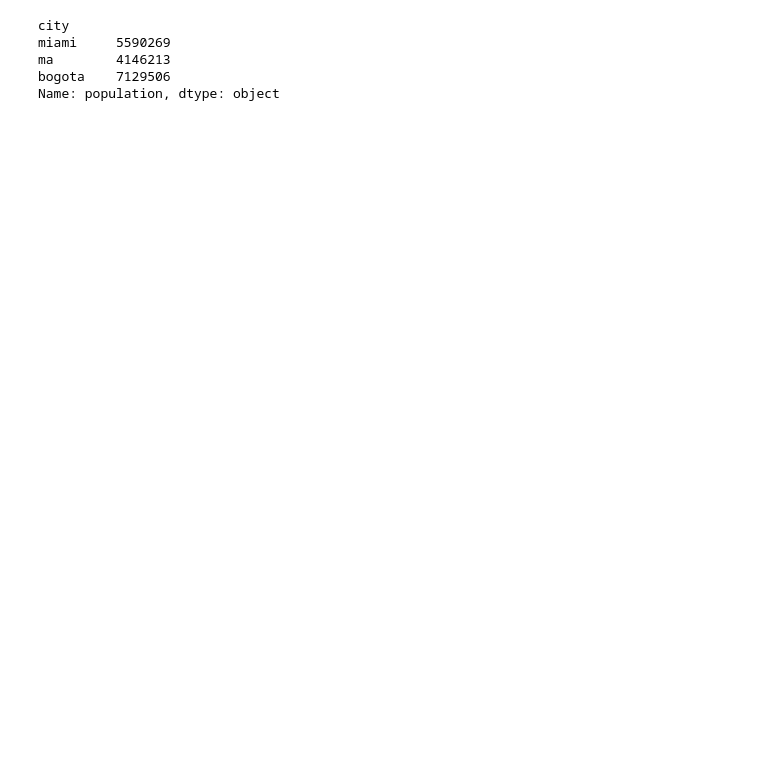
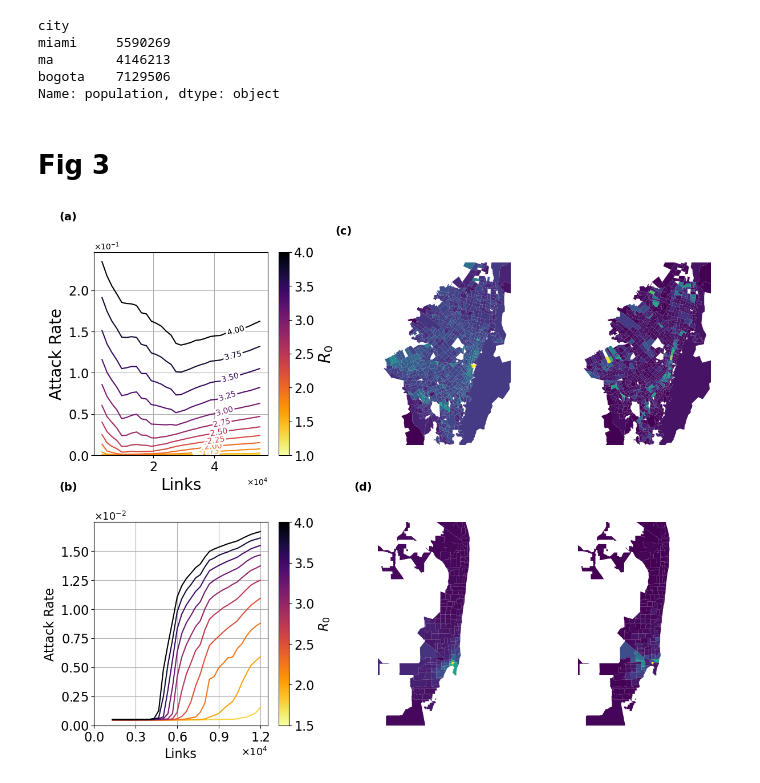
Before and after one commit to PabloValgaRuiz/control23, a Jupyter notebook: figs_feb24.ipynb, the cells around one changed output. Saved outputs shown, nothing was run; the diff lists cells and outputs as text; code cells hidden in the pictures; blank space fills up the shorter version.

```diff
--- a/figs_feb24.ipynb
+++ b/figs_feb24.ipynb
@@ -26,3 +27,5 @@ miami     5590269
 ma        4146213
 bogota    7129506
 Name: population, dtype: object
+# %% [markdown]
+# Fig 3
@@ -28,0 +251,28 @@ Name: population, dtype: object
+# %%
+fig,axes = plt.subplot_mosaic('acx;bdy', figsize=(12, 10), width_ratios=[0.40, 0.27, 0.27], height_ratios=[1,1], layout="tight")
+plot_attackRate_bogota(axes['a'])
+plot_attackRate_miami(axes['b'])
+plot_impact_map_bogota('28k', axes['c'])
+plot_links_bogota('28000', axes['x'])
+plot_impact_map_miami('6k', axes['d'])
+plot_links_miami('6000', axes['y'])
+
+scaleMap(axes['c'], 0.6)
+translateMap(axes['c'], -0.2,0)
+scaleMap(axes['x'], 0.8)
+translateMap(axes['x'], -0.2,0)
+
+scaleMap(axes['d'], 0.6)
+translateMap(axes['d'], 0.3,0)
+scaleMap(axes['y'], 0.6)
+translateMap(axes['y'], 0.3,0)
+
+
+for ax in axes.values():
+    if ax.get_label() not in ['x', 'y']:
+        ax.text(-0.2, 1.2, '('+ax.get_label()+')', transform=ax.transAxes, fontsize=14, fontweight='bold', va='top')
+
+
+fig.tight_layout(h_pad=-2.0, w_pad=0)
+# %% [output]
+[figure, added]
```
Also changed, not shown: parts of 21 cells of this notebook, 46 other files.
